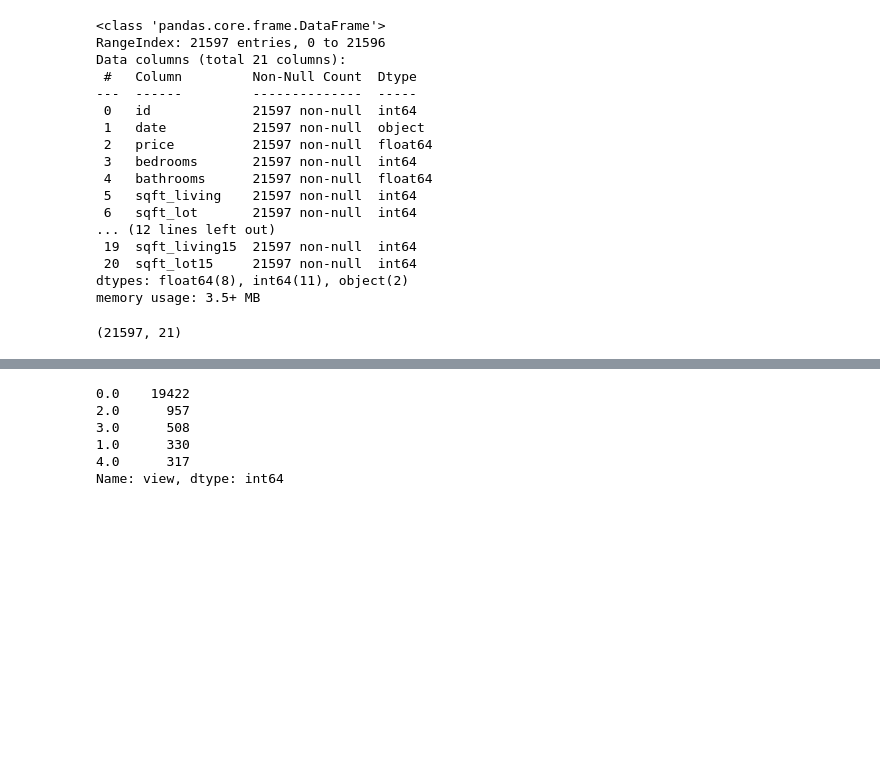
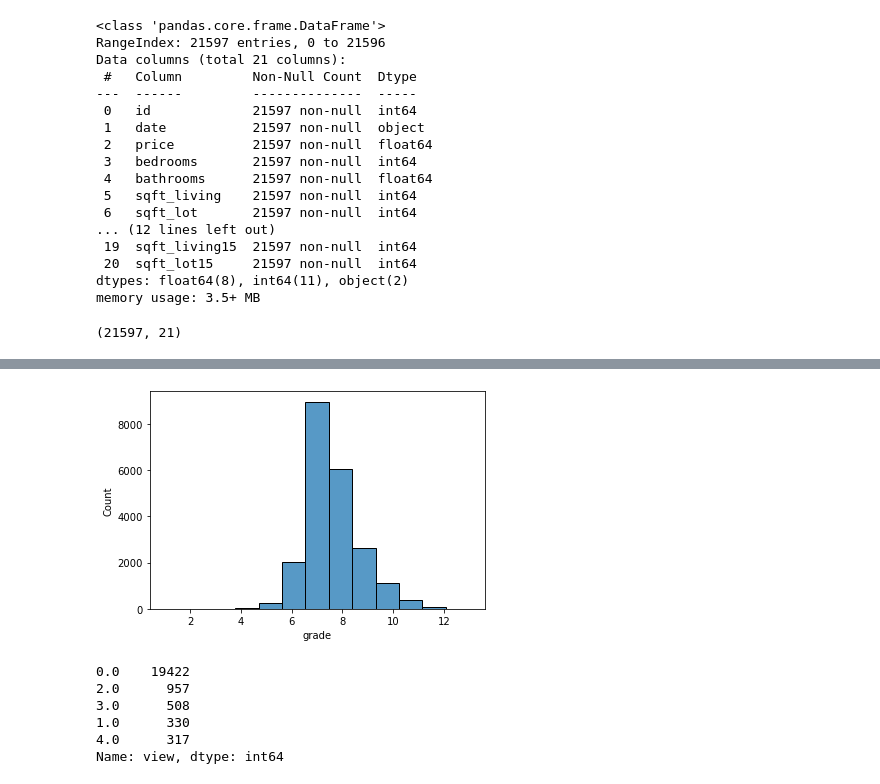
Before and after one commit to jmarkowi/kingcounty, a Jupyter notebook: Markowitz_working_nb.ipynb, the cells around one changed output, grey strips where cells are left out. Cells and saved outputs as stored; diff of their text form; code cells hidden in the pictures; blank space fills up the shorter version.

```diff
--- a/Markowitz_working_nb.ipynb
+++ b/Markowitz_working_nb.ipynb
@@ -54,3 +76,7 @@ Name: waterfront, dtype: int64
+# %%
+sns.histplot(raw_df.grade, bins=13, binrange=(1,13));
+# %% [output]
+[figure, added]
 # %%
 raw_df.view.value_counts()
 # %% [output]
```
Also changed, not shown: parts of 41 cells of this notebook.
